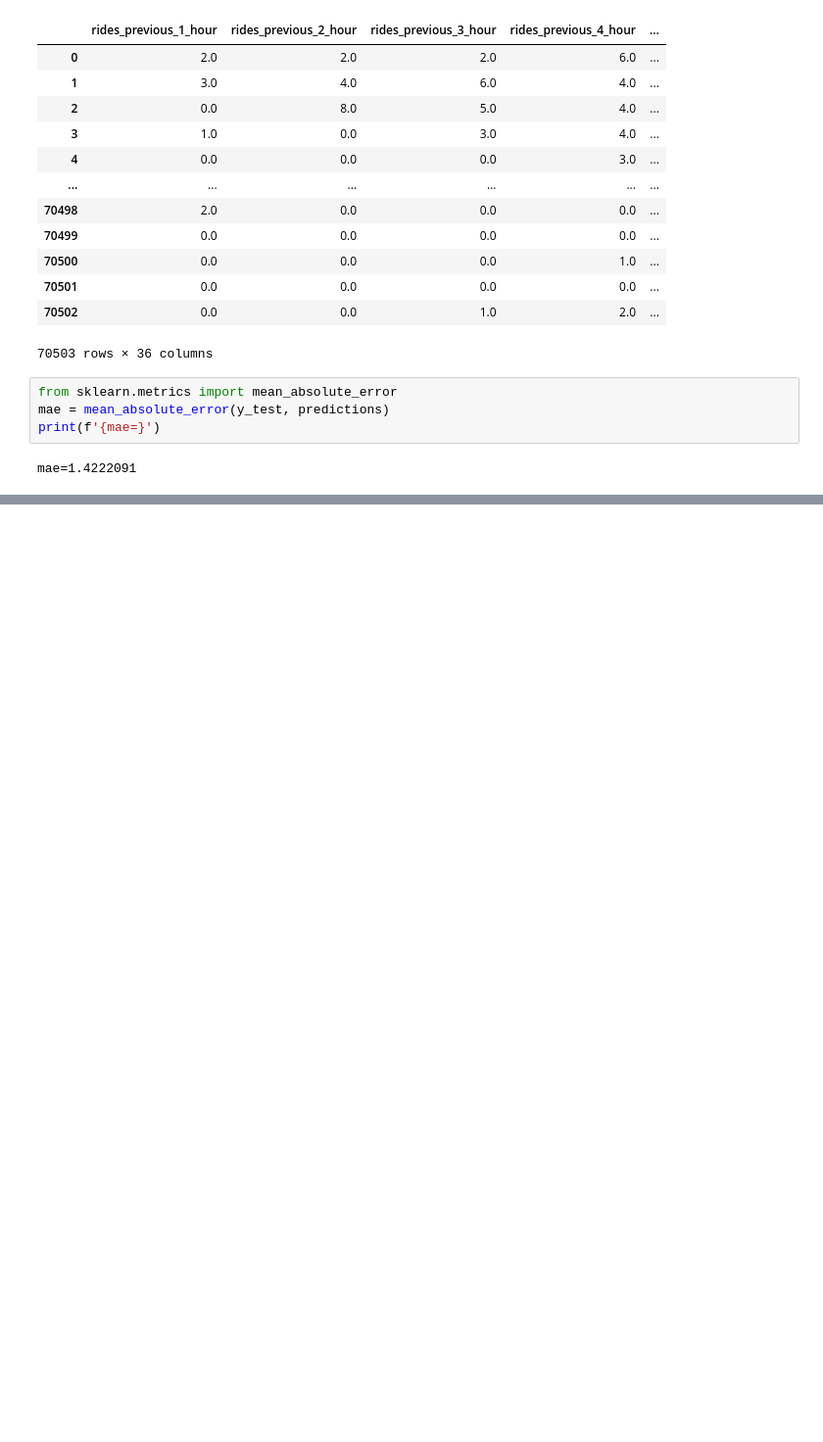
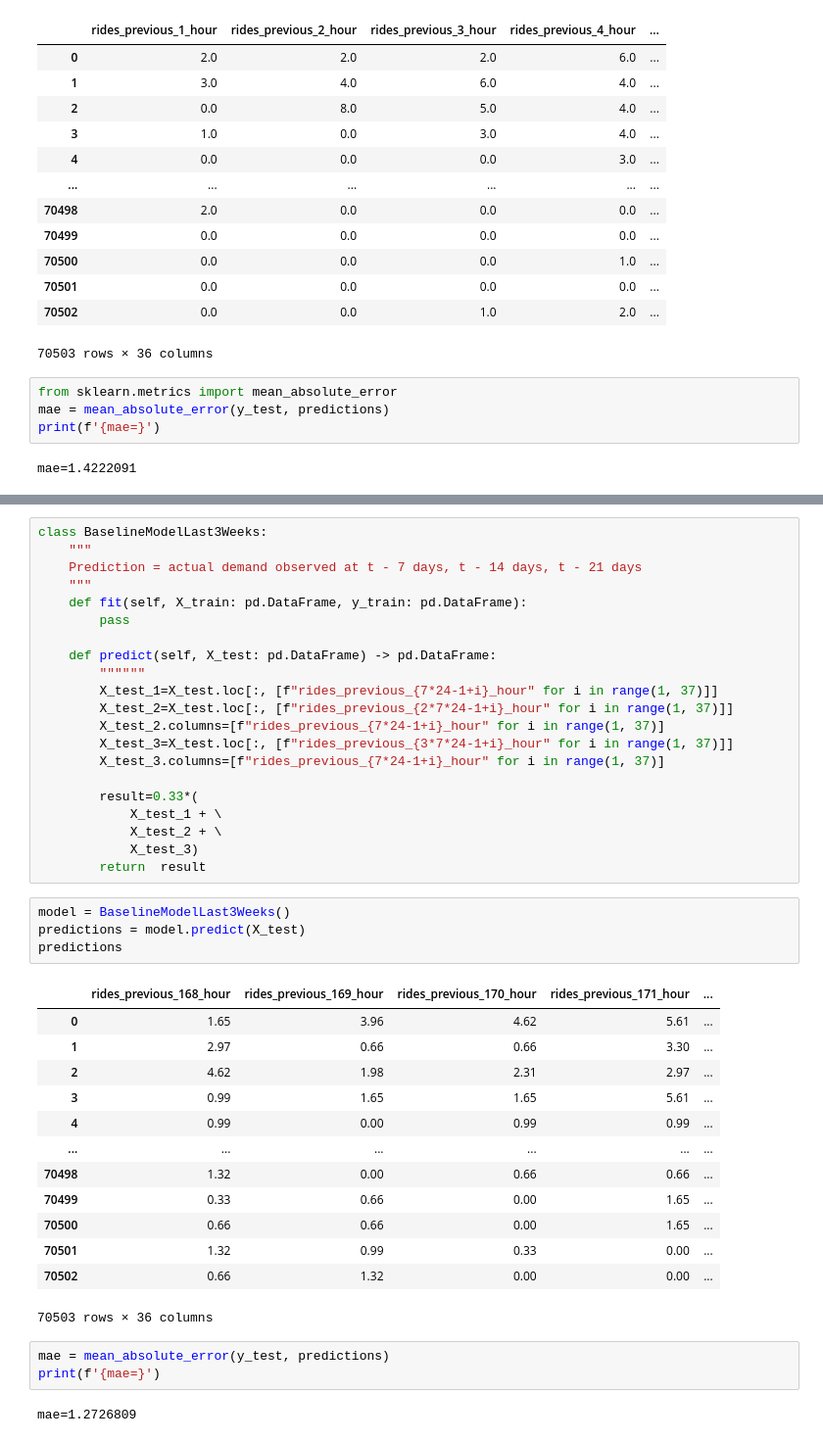
Before and after one commit to Sameer-ahmadd/Bike_sharing_Demand_Predictor_ML_System, a Jupyter notebook: notebooks/06_baseline_model.ipynb, the cells around one changed output, grey strips where cells are left out. Shown at 98% size. Drawn from its saved outputs; the diff is of its cells as text; blank space fills up the shorter version.

```diff
--- a/notebooks/06_baseline_model.ipynb
+++ b/notebooks/06_baseline_model.ipynb
@@ -81,0 +118,44 @@ mae=1.4222091
+# %%
+class BaselineModelLast3Weeks:
+    """
+    Prediction = actual demand observed at t - 7 days, t - 14 days, t - 21 days
+    """
+    def fit(self, X_train: pd.DataFrame, y_train: pd.DataFrame):
+        pass
+
+    def predict(self, X_test: pd.DataFrame) -> pd.DataFrame:
+        """"""
+        X_test_1=X_test.loc[:, [f"rides_previous_{7*24-1+i}_hour" for i in range(1, 37)]]
+        X_test_2=X_test.loc[:, [f"rides_previous_{2*7*24-1+i}_hour" for i in range(1, 37)]]
+        X_test_2.columns=[f"rides_previous_{7*24-1+i}_hour" for i in range(1, 37)]
+        X_test_3=X_test.loc[:, [f"rides_previous_{3*7*24-1+i}_hour" for i in range(1, 37)]]
+        X_test_3.columns=[f"rides_previous_{7*24-1+i}_hour" for i in range(1, 37)]
+
+        result=0.33*(
+            X_test_1 + \
+            X_test_2 + \
+            X_test_3)
+        return  result
+# %%
+model = BaselineModelLast3Weeks()
+predictions = model.predict(X_test)
+predictions
+# %% [output]
+|  | rides_previous_168_hour | rides_previous_169_hour | rides_previous_170_hour | rides_previous_171_hour | ... |
+| 0 | 1.65 | 3.96 | 4.62 | 5.61 | ... |
+| 1 | 2.97 | 0.66 | 0.66 | 3.30 | ... |
+| 2 | 4.62 | 1.98 | 2.31 | 2.97 | ... |
+| 3 | 0.99 | 1.65 | 1.65 | 5.61 | ... |
+| 4 | 0.99 | 0.00 | 0.99 | 0.99 | ... |
+| ... | ... | ... | ... | ... | ... |
+| 70498 | 1.32 | 0.00 | 0.66 | 0.66 | ... |
+| 70499 | 0.33 | 0.66 | 0.00 | 1.65 | ... |
+| 70500 | 0.66 | 0.66 | 0.00 | 1.65 | ... |
+| 70501 | 1.32 | 0.99 | 0.33 | 0.00 | ... |
+| 70502 | 0.66 | 1.32 | 0.00 | 0.00 | ... |
+70503 rows × 36 columns
+# %%
+mae = mean_absolute_error(y_test, predictions)
+print(f'{mae=}')
+# %% [output]
+mae=1.2726809
```
Also changed, not shown: parts of 3 cells of this notebook.
